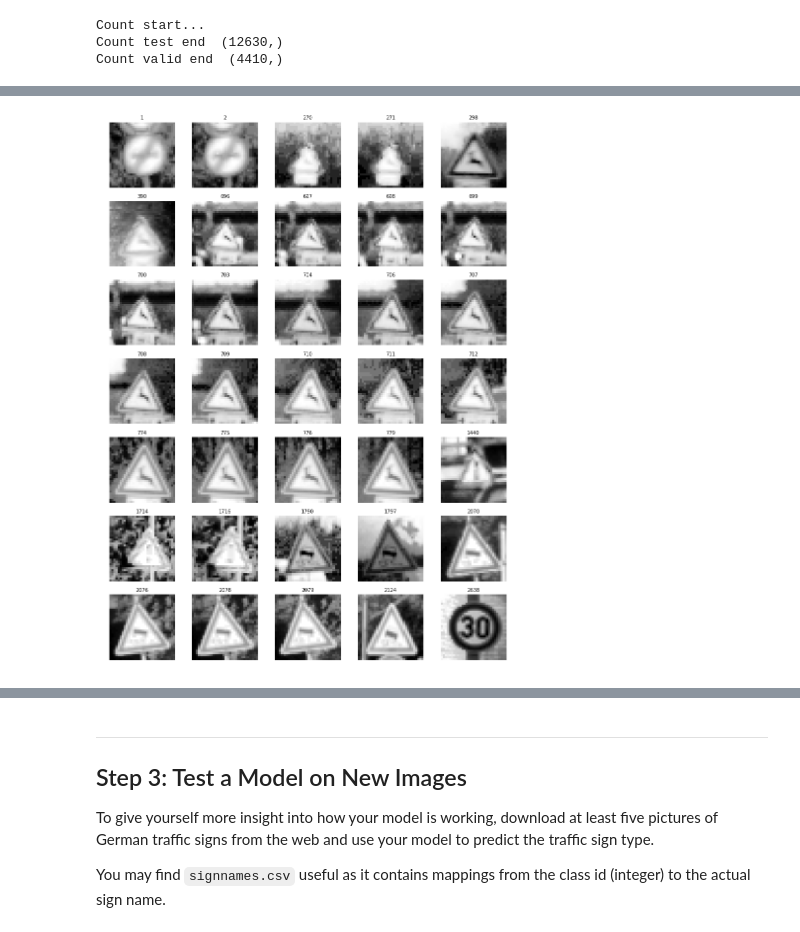
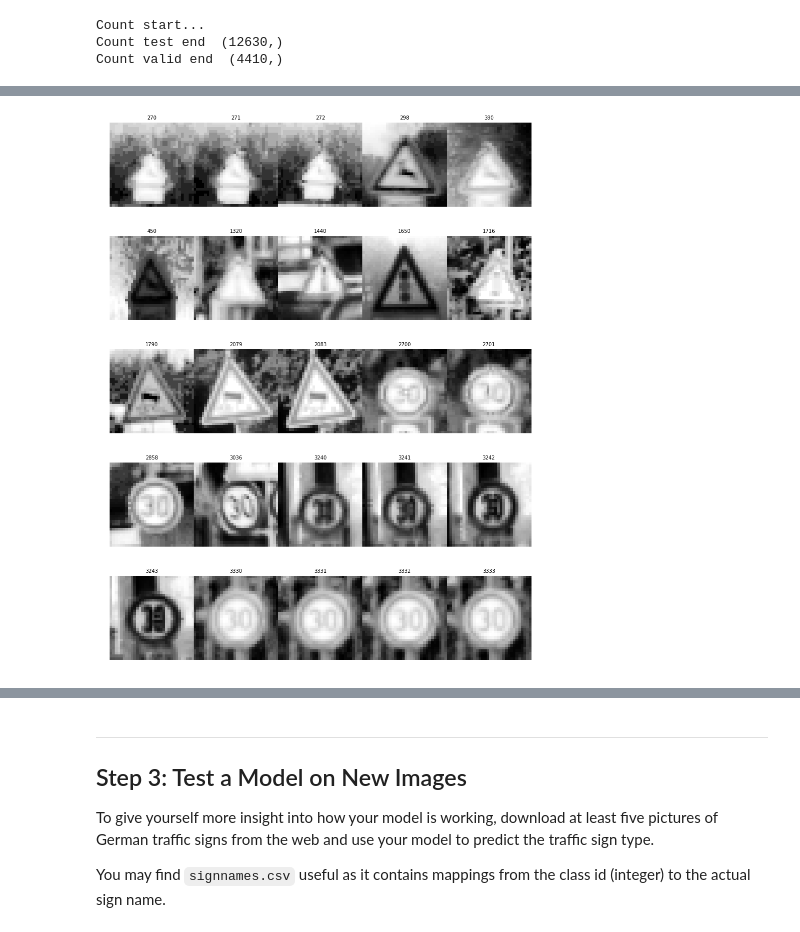
Before and after one commit to tzyhpcom/CNN-Traffic-Sign-Classifier, a Jupyter notebook: Traffic_Sign_Classifier.ipynb, the cells around one changed output, grey strips where cells are left out. Cells and saved outputs as stored; diff of their text form; code cells hidden in the pictures.

```diff
--- a/Traffic_Sign_Classifier.ipynb
+++ b/Traffic_Sign_Classifier.ipynb
@@ -227,11 +257,6 @@ X_train = np.array(X_train_gray)
 X_valid = np.array(X_valid_gray)
 X_test = np.array(X_test_gray)
 
-image = X_train[10000]
-
-plt.figure()
-plt.imshow(image, cmap='gray')
-
 X_train = np.expand_dims(X_train, axis=3)
 X_valid = np.expand_dims(X_valid, axis=3)
 X_test = np.expand_dims(X_test, axis=3)
@@ -556,7 +579,7 @@ def Tnet(x, keep_prob):
     return logits, regularizers
 
 
-EPOCHS = 100
+EPOCHS = 1000
 BATCH_SIZE = 128
 
 keep_prob = tf.placeholder(tf.float32, (None), name="keep_prob")
@@ -830,16 +851,16 @@ index:  [   1    2  270  271  298  390  696  697  698  699  700  703  704  706
 # %%
 # show validation image
-fig, axs = plt.subplots(7,5, figsize=(15, 20))   # int(np.ceil(n_classes/5))   , figsize=(15, 6)
+fig, axs = plt.subplots(5,5, figsize=(15, 20))   # int(np.ceil(n_classes/5))   , figsize=(15, 6)
 fig.subplots_adjust(hspace = .2, wspace=.001)
 axs = axs.ravel()
-for i in range(35):
+for i in range(25):
     index = valid_errors_index[i]
     image = X_train[index]
     axs[i].axis('off')
     axs[i].imshow(cv2.equalizeHist(cv2.cvtColor(image, cv2.COLOR_RGB2GRAY)), cmap="gray")
     axs[i].set_title(str(index), fontsize=10)
 # %% [output]
-[figure, old version]
+[figure, new version]
 # %%
 print("Valid statistics：")
 valid_error_class_index = y_valid[valid_errors_index]
```
Also changed, not shown: parts of 19 cells of this notebook, 9 other files.
